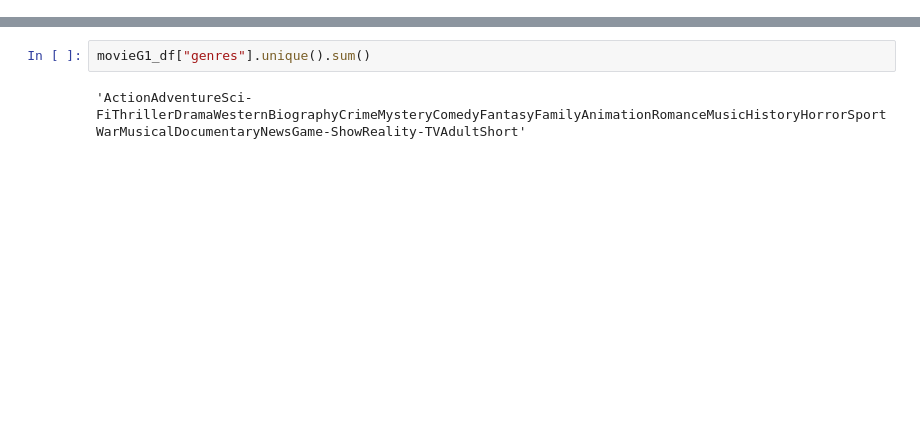
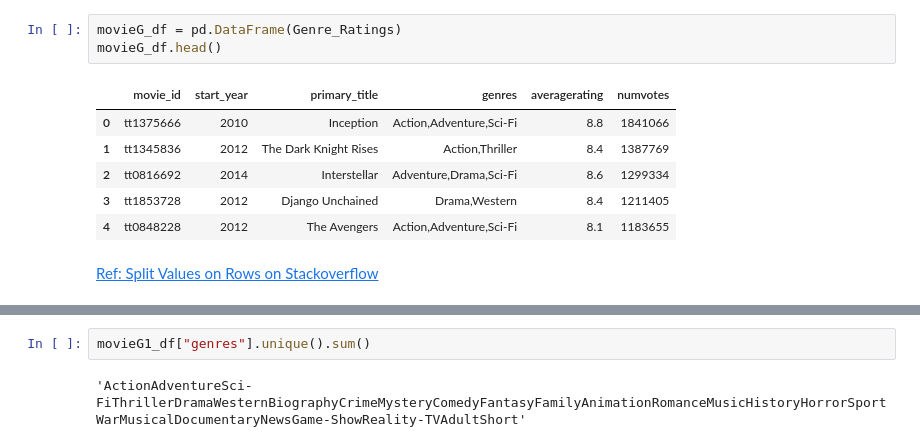
Before and after one commit to Dmvinedata/Phase1_Project, a Jupyter notebook: Microsoft_Rec_DJackson_June22.ipynb, the cells around one changed output, grey strips where cells are left out. Drawn from its saved outputs; the diff is of its cells as text; blank space fills up the shorter version.

```diff
--- a/Microsoft_Rec_DJackson_June22.ipynb
+++ b/Microsoft_Rec_DJackson_June22.ipynb
@@ -171,0 +364,12 @@ movieG1_df = movieG1_df.dropna()
+# %%
+movieG_df = pd.DataFrame(Genre_Ratings)
+movieG_df.head()
+# %% [output]
+|  | movie_id | start_year | primary_title | genres | averagerating | numvotes |
+| 0 | tt1375666 | 2010 | Inception | Action,Adventure,Sci-Fi | 8.8 | 1841066 |
+| 1 | tt1345836 | 2012 | The Dark Knight Rises | Action,Thriller | 8.4 | 1387769 |
+| 2 | tt0816692 | 2014 | Interstellar | Adventure,Drama,Sci-Fi | 8.6 | 1299334 |
+| 3 | tt1853728 | 2012 | Django Unchained | Drama,Western | 8.4 | 1211405 |
+| 4 | tt0848228 | 2012 | The Avengers | Action,Adventure,Sci-Fi | 8.1 | 1183655 |
+# %% [markdown]
+[Ref: Split Values on Rows on Stackoverflow ](https://stackoverflow.com/questions/17116814/pandas-how-do-i-split-text-in-a-column-into-multiple-rows)
```
Also changed, not shown: parts of 108 cells of this notebook.
